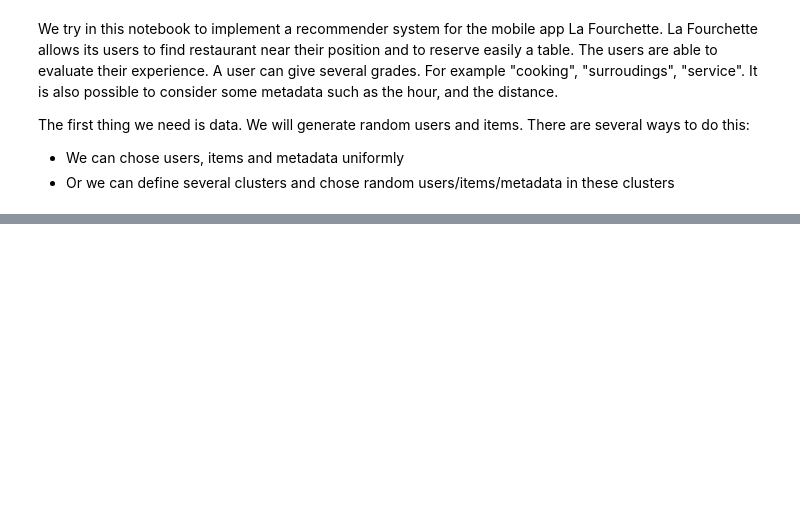
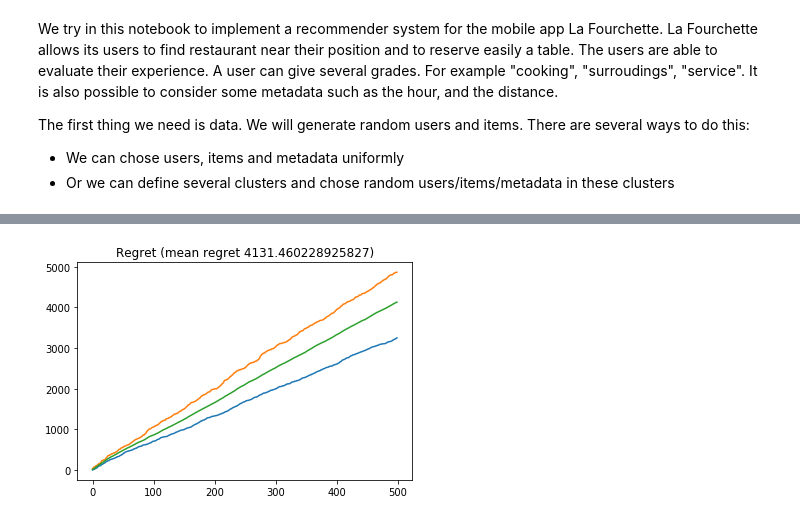
Before and after one commit to Scotchy/LaFourchette, a Jupyter notebook: RecommenderSystem.ipynb, the cells around one changed output, grey strips where cells are left out. Saved outputs shown, nothing was run; the diff lists cells and outputs as text; code cells hidden in the pictures; blank space fills up the shorter version.

```diff
--- a/RecommenderSystem.ipynb
+++ b/RecommenderSystem.ipynb
@@ -305,0 +67,2 @@ b = np.array([1,2,3])
+# %%
+cr, r, u, rest = run_exp(100, 20, ContextualEpsilonGreedyAgent(100, 343), n_iterations=20000, n_exp=1, seed=2020)
@@ -305,0 +72,7 @@ b = np.array([1,2,3])
+# %%
+history = np.array([u, rest, r])
+# %%
+deepAgent = DeepAgent(100, 20, 1)
+deepAgent.fit(history)
+# %%
+cr, r, u, rest = run_exp(100, 20, deepAgent, n_iterations=500, n_exp=10)
@@ -305,0 +91,4 @@ b = np.array([1,2,3])
+# %%
+draw_regret(cr)
+# %% [output]
+[figure, added]
```
Also changed, not shown: parts of 71 cells of this notebook, 5 other files.
